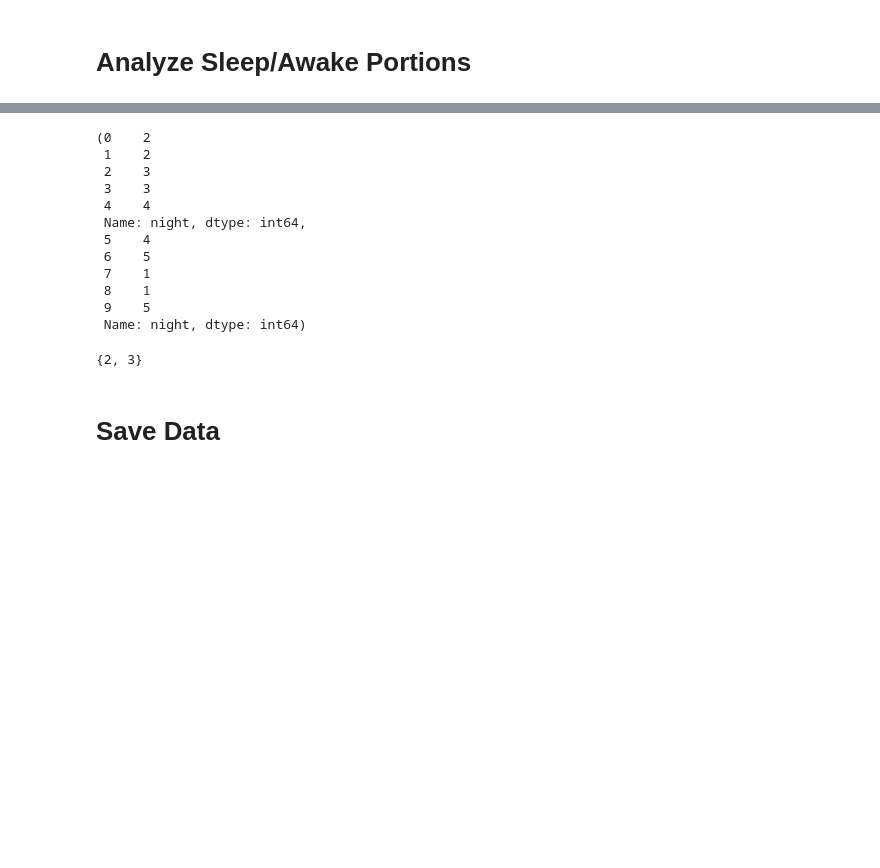
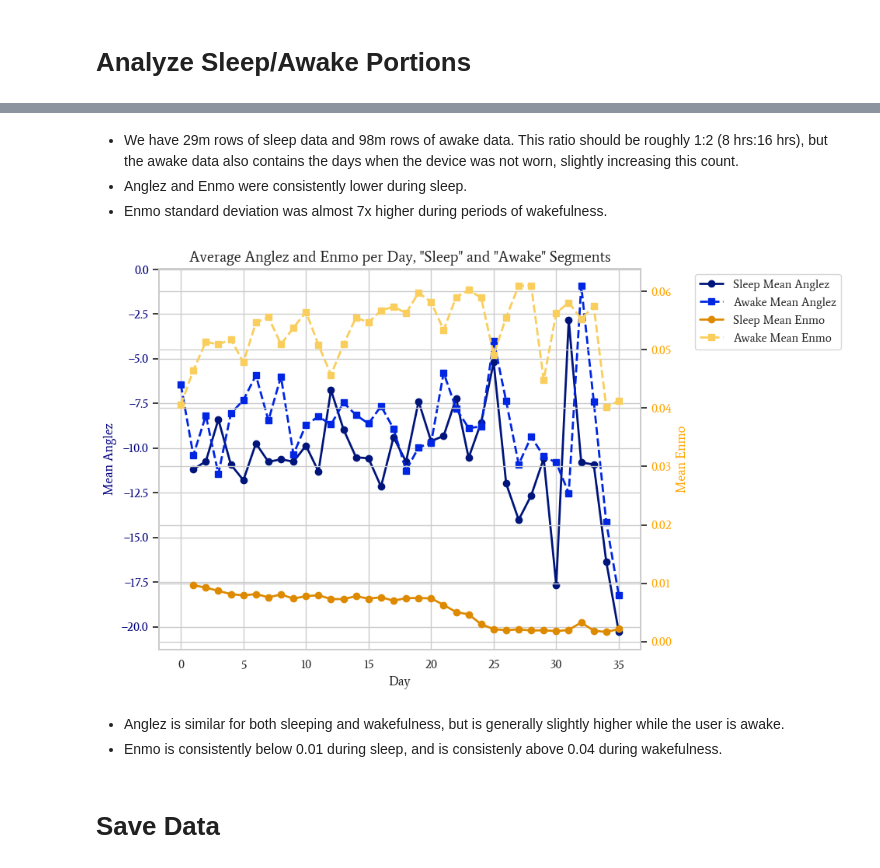
Before and after one commit to heefjones/detect_sleep_states, a Jupyter notebook: eda.ipynb, the cells around one changed output, grey strips where cells are left out. Saved outputs shown, nothing was run; the diff lists cells and outputs as text; code cells hidden in the pictures; blank space fills up the shorter version.

```diff
--- a/eda.ipynb
+++ b/eda.ipynb
@@ -361,22 +267,15 @@ for df in [sleep_df, awake_df]:
-# %%
-events.night.iloc[:5], events.night.iloc[5:10]
-# %% [output]
-(0    2
- 1    2
- 2    3
- 3    3
- 4    4
- Name: night, dtype: int64,
- 5    4
- 6    5
- 7    1
- 8    1
- 9    5
- Name: night, dtype: int64)
-# %%
-set(events.night.iloc[:5]) - set(events.night.iloc[5:10])
-# %% [output]
-{2, 3}
+# %% [markdown]
+- We have 29m rows of sleep data and 98m rows of awake data. This ratio should be roughly 1:2 (8 hrs:16 hrs), but the awake data also contains the days when the device was not worn, slightly increasing this count.
+- Anglez and Enmo were consistently lower during sleep.
+- Enmo standard deviation was almost 7x higher during periods of wakefulness.
+# %%
+# plot mean anglez and enmo
+plot_mean_anglez_enmo(sleep, awake)
+# %% [output]
+[figure, added]
+# %% [markdown]
+- Anglez is similar for both sleeping and wakefulness, but is generally slightly higher while the user is awake.
+- Enmo is consistently below 0.01 during sleep, and is consistenly above 0.04 during wakefulness.
 # %% [markdown]
 # Save Data
 # %%
```
Also changed, not shown: parts of 22 cells of this notebook, 3 other files.
